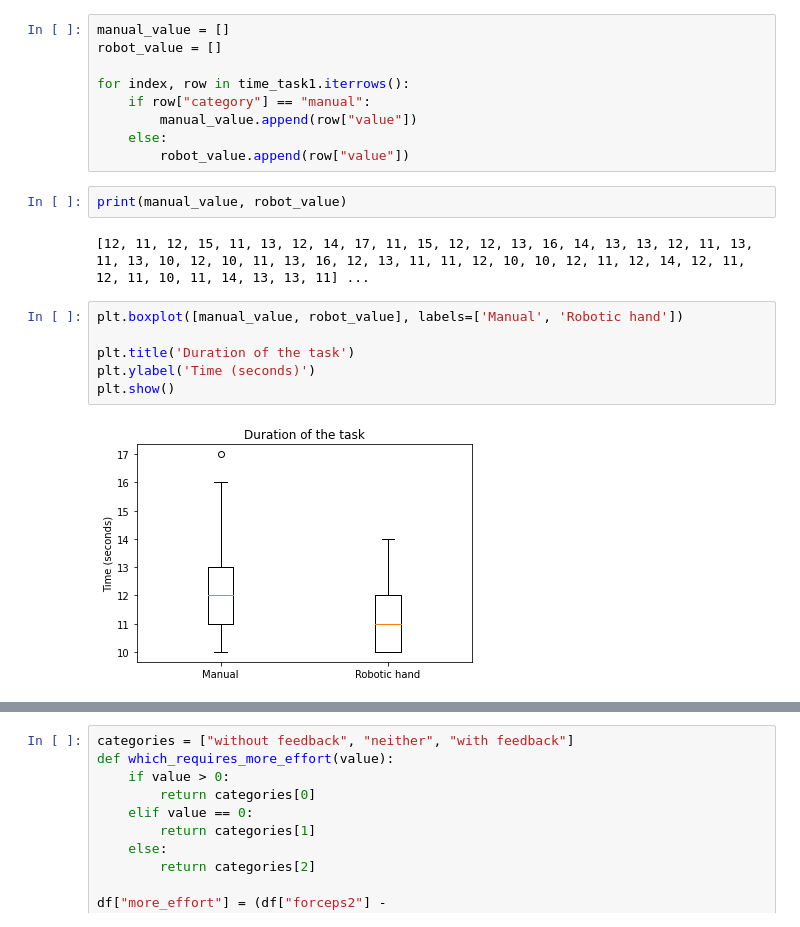
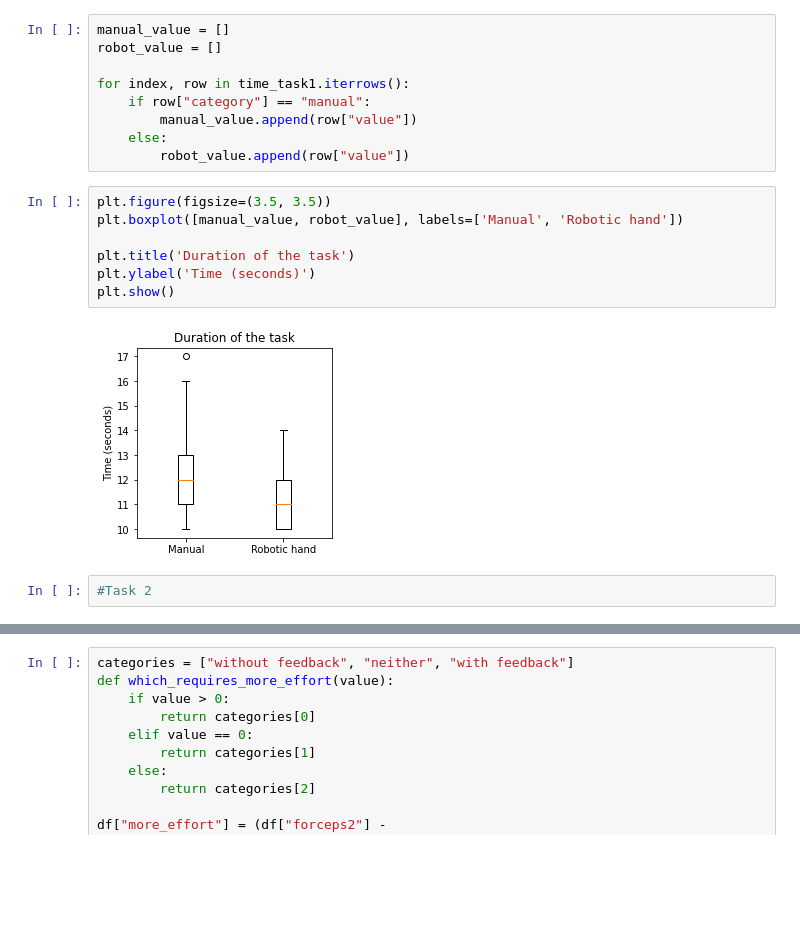
Before and after one commit to Jenirethvanessa/robotic_end-effector, a Jupyter notebook: results_plots.ipynb, the cells around one changed output, grey strips where cells are left out. Drawn from its saved outputs; the diff is of its cells as text; blank space fills up the shorter version.

```diff
--- a/results_plots.ipynb
+++ b/results_plots.ipynb
@@ -113,15 +169,14 @@ for index, row in time_task1.iterrows():
         manual_value.append(row["value"])
     else:
         robot_value.append(row["value"])
-# %%
-print(manual_value, robot_value)
-# %% [output]
-[12, 11, 12, 15, 11, 13, 12, 14, 17, 11, 15, 12, 12, 13, 16, 14, 13, 13, 12, 11, 13, 11, 13, 10, 12, 10, 11, 13, 16, 12, 13, 11, 11, 12, 10, 10, 12, 11, 12, 14, 12, 11, 12, 11, 10, 11, 14, 13, 13, 11] ...
 # %%
+plt.figure(figsize=(3.5, 3.5))
 plt.boxplot([manual_value, robot_value], labels=['Manual', 'Robotic hand'])
 
 plt.title('Duration of the task')
 plt.ylabel('Time (seconds)')
 plt.show()
 # %% [output]
-[figure, old version]
+[figure, new version]
+# %%
+#Task 2
```
Also changed, not shown: parts of 17 cells of this notebook, 1 other file.
